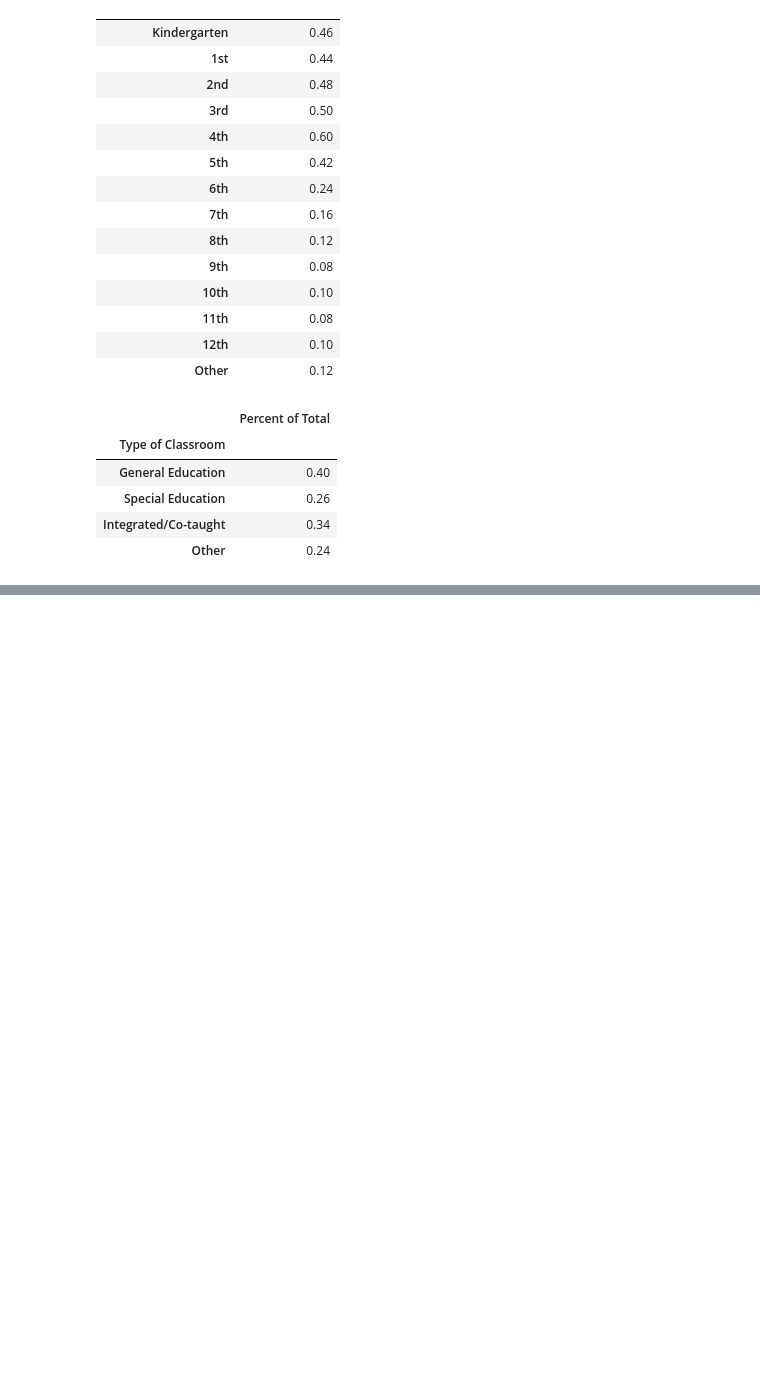
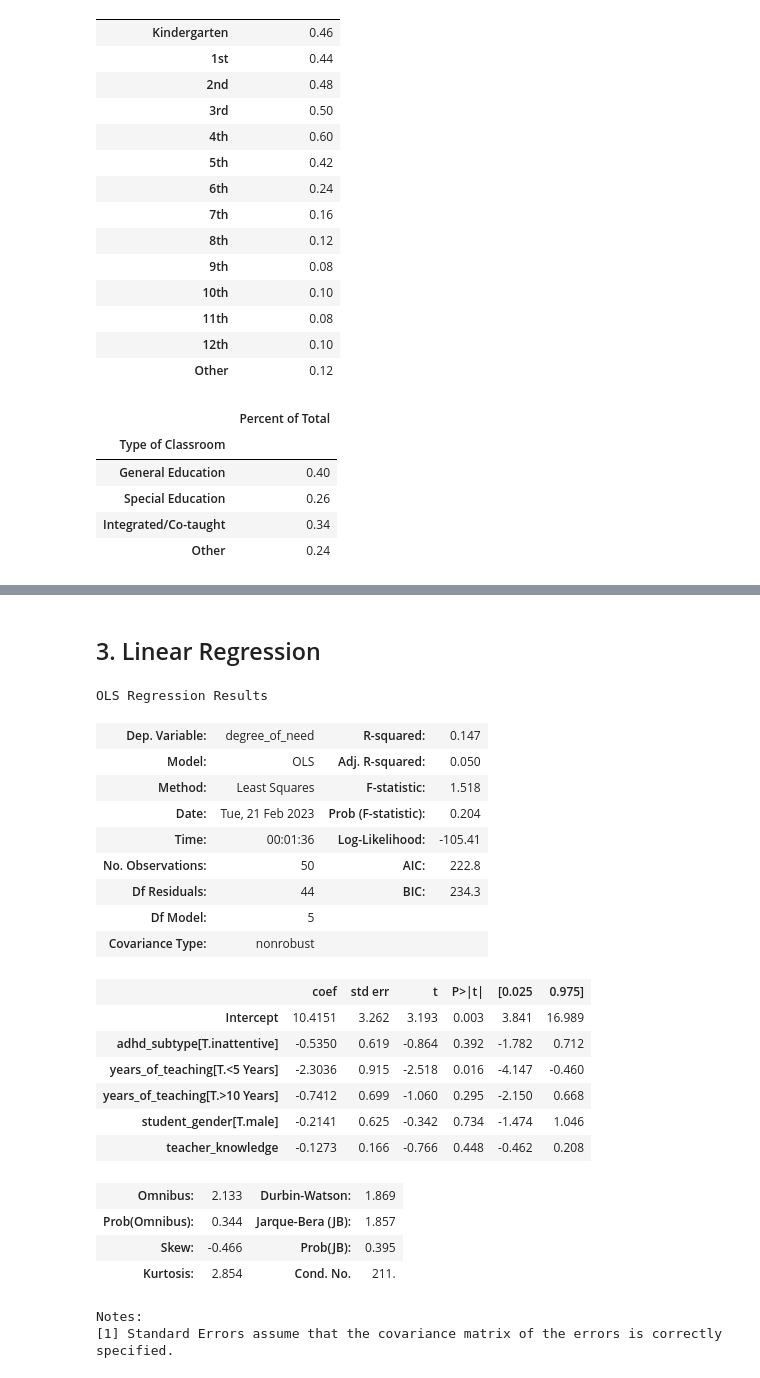
Before and after one commit to michael-abbate/adhd-analysis, a Jupyter notebook: adhd.ipynb, the cells around one changed output, grey strips where cells are left out. Drawn from its saved outputs; the diff is of its cells as text; code cells hidden in the pictures; blank space fills up the shorter version.

```diff
--- a/adhd.ipynb
+++ b/adhd.ipynb
@@ -234,0 +344,29 @@ display(multiValuePctTotal(df, type_of_classroom_map, 'Type of Classroom'))
+# %% [markdown]
+## 3. Linear Regression
+# %%
+lin_model = ols('degree_of_need ~ adhd_subtype+years_of_teaching+student_gender+teacher_knowledge', data=df).fit()
+lin_model.summary()
+# %% [output]
+OLS Regression Results
+| Dep. Variable: | degree_of_need | R-squared: | 0.147 |
+| Model: | OLS | Adj. R-squared: | 0.050 |
+| Method: | Least Squares | F-statistic: | 1.518 |
+| Date: | Tue, 21 Feb 2023 | Prob (F-statistic): | 0.204 |
+| Time: | 00:01:36 | Log-Likelihood: | -105.41 |
+| No. Observations: | 50 | AIC: | 222.8 |
+| Df Residuals: | 44 | BIC: | 234.3 |
+| Df Model: | 5 |  |  |
+| Covariance Type: | nonrobust |  |  |
+|  | coef | std err | t | P>|t| | [0.025 | 0.975] |
+| Intercept | 10.4151 | 3.262 | 3.193 | 0.003 | 3.841 | 16.989 |
+| adhd_subtype[T.inattentive] | -0.5350 | 0.619 | -0.864 | 0.392 | -1.782 | 0.712 |
+| years_of_teaching[T.<5 Years] | -2.3036 | 0.915 | -2.518 | 0.016 | -4.147 | -0.460 |
+| years_of_teaching[T.>10 Years] | -0.7412 | 0.699 | -1.060 | 0.295 | -2.150 | 0.668 |
+| student_gender[T.male] | -0.2141 | 0.625 | -0.342 | 0.734 | -1.474 | 1.046 |
+| teacher_knowledge | -0.1273 | 0.166 | -0.766 | 0.448 | -0.462 | 0.208 |
+| Omnibus: | 2.133 | Durbin-Watson: | 1.869 |
+| Prob(Omnibus): | 0.344 | Jarque-Bera (JB): | 1.857 |
+| Skew: | -0.466 | Prob(JB): | 0.395 |
+| Kurtosis: | 2.854 | Cond. No. | 211. |
+Notes:
+[1] Standard Errors assume that the covariance matrix of the errors is correctly specified.
```
Also changed, not shown: parts of 21 cells of this notebook.
